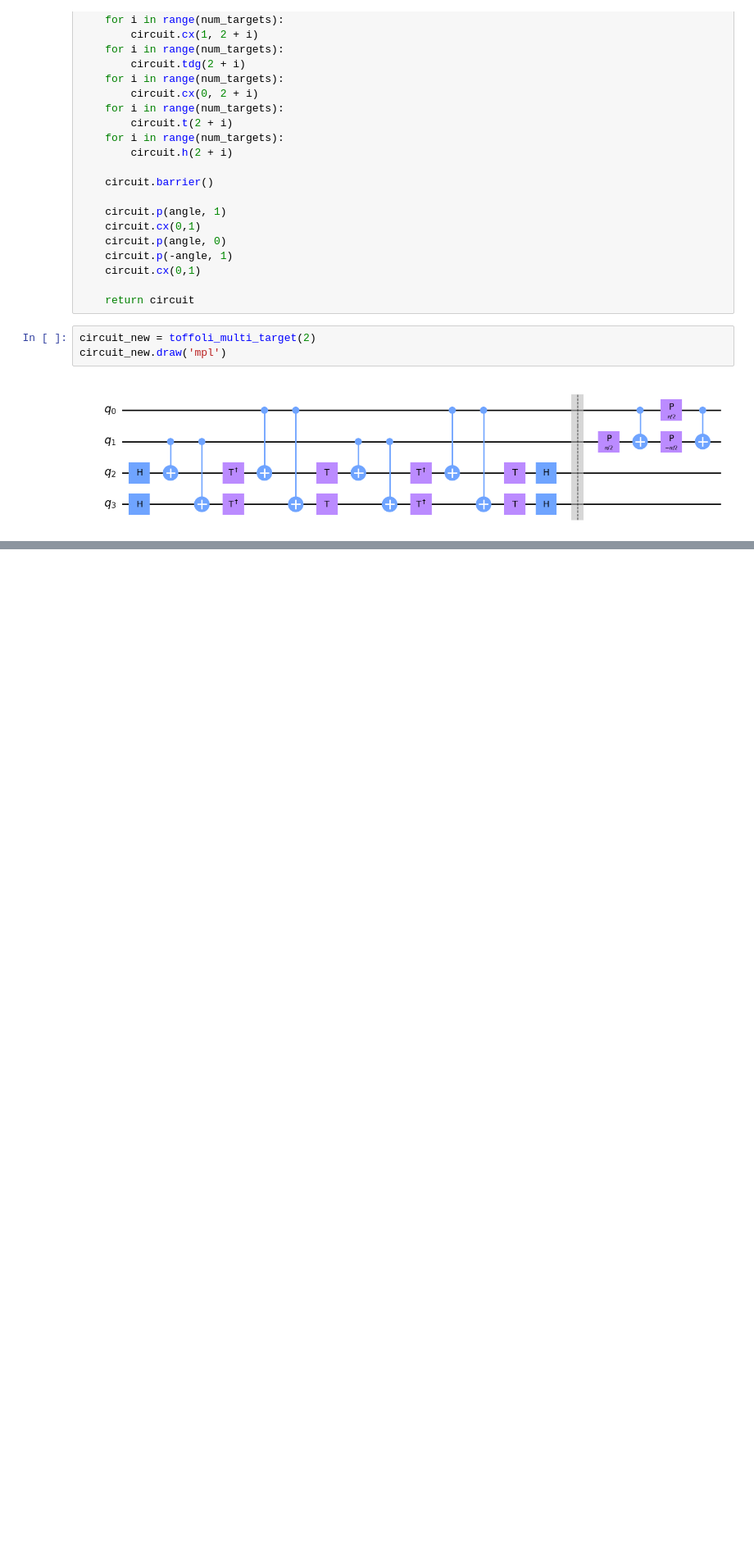
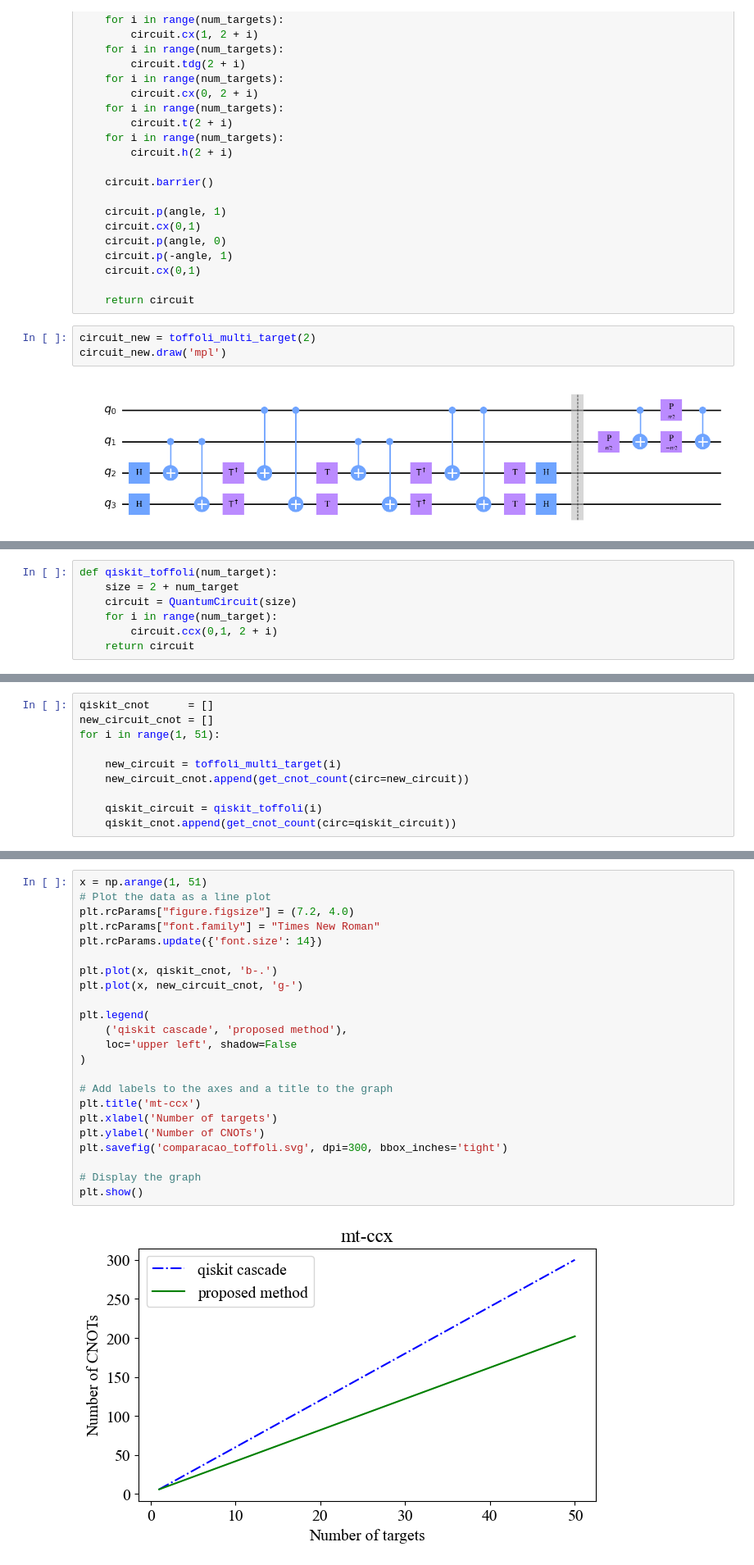
Before and after one commit to qclib/qclib, a Jupyter notebook: qclib/gates/toffoli_multi-target.ipynb, the cells around one changed output, grey strips where cells are left out. Shown: that part at 82% size. Saved outputs shown, nothing was run; the diff lists cells and outputs as text; blank space fills up the shorter version.

```diff
--- a/qclib/gates/toffoli_multi-target.ipynb
+++ b/qclib/gates/toffoli_multi-target.ipynb
@@ -289,2 +295,9 @@ circuit_new.draw('mpl')
+# %%
+def qiskit_toffoli(num_target):
+    size = 2 + num_target
+    circuit = QuantumCircuit(size)
+    for i in range(num_target):
+        circuit.ccx(0,1, 2 + i)
+    return circuit
 # %%
 circuit_new = toffoli_multi_target(2)
@@ -301,0 +313,10 @@ True
+# %%
+qiskit_cnot      = []
+new_circuit_cnot = []
+for i in range(1, 51):
+
+    new_circuit = toffoli_multi_target(i)
+    new_circuit_cnot.append(get_cnot_count(circ=new_circuit))
+
+    qiskit_circuit = qiskit_toffoli(i)
+    qiskit_cnot.append(get_cnot_count(circ=qiskit_circuit))
@@ -301,0 +325,25 @@ True
+# %%
+x = np.arange(1, 51)
+# Plot the data as a line plot
+plt.rcParams["figure.figsize"] = (7.2, 4.0)
+plt.rcParams["font.family"] = "Times New Roman"
+plt.rcParams.update({'font.size': 14})
+
+plt.plot(x, qiskit_cnot, 'b-.')
+plt.plot(x, new_circuit_cnot, 'g-')
+
+plt.legend(
+    ('qiskit cascade', 'proposed method'),
+    loc='upper left', shadow=False
+)
+
+# Add labels to the axes and a title to the graph
+plt.title('mt-ccx')
+plt.xlabel('Number of targets')
+plt.ylabel('Number of CNOTs')
+plt.savefig('comparacao_toffoli.svg', dpi=300, bbox_inches='tight')
+
+# Display the graph
+plt.show()
+# %% [output]
+[figure, added]
```
Also changed, not shown: parts of 6 cells of this notebook.
